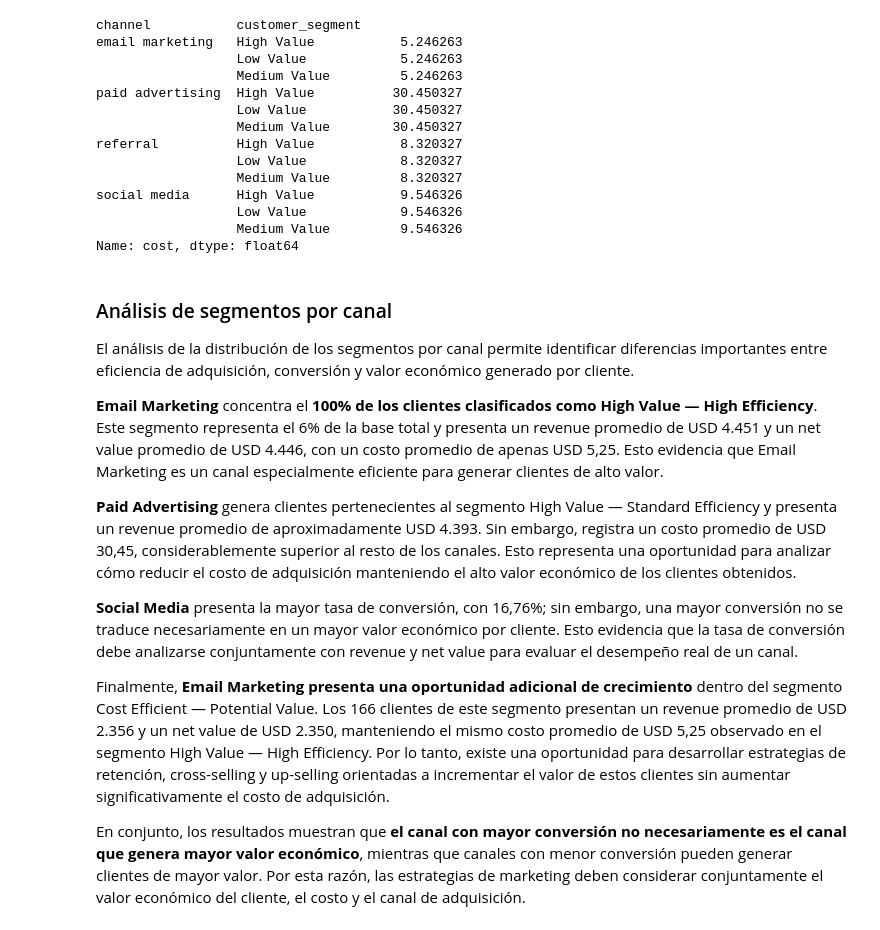
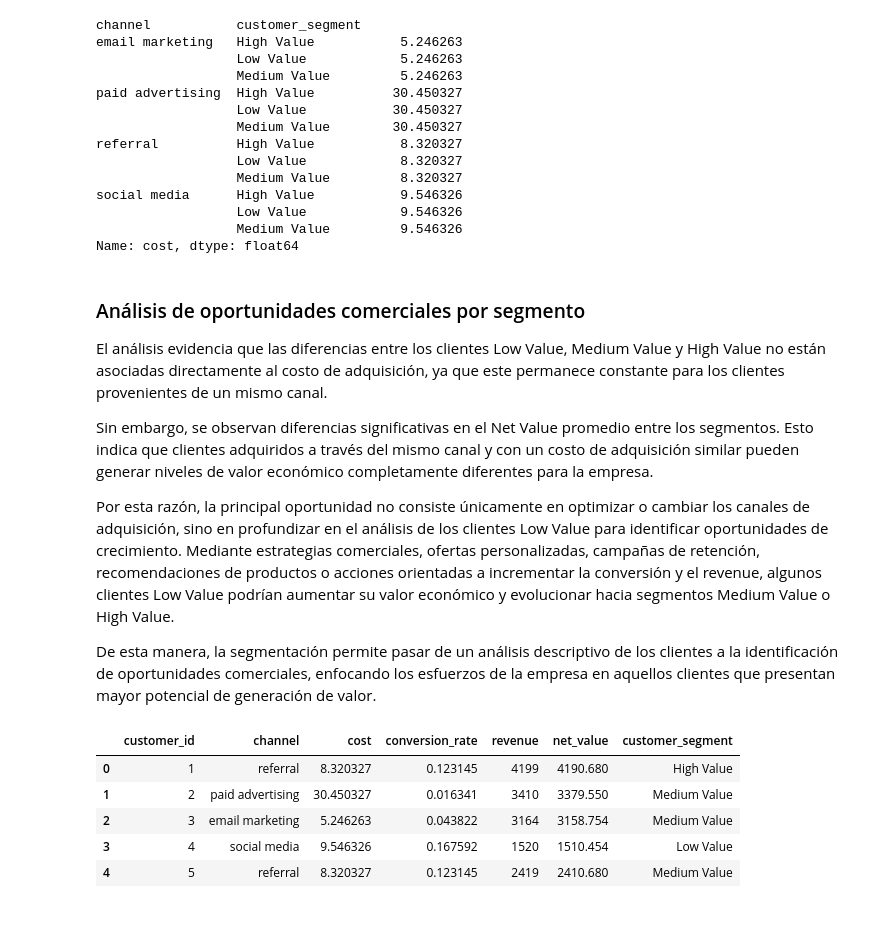
Before and after one commit to Andres240989/customer-lifetime-value_analysis, a Jupyter notebook: notebooks/02_customer_segmentation.ipynb, the cells around one changed output. Saved outputs shown, nothing was run; the diff lists cells and outputs as text; code cells hidden in the pictures.

Commit message:
add customer_segmented_csv

```diff
--- a/notebooks/02_customer_segmentation.ipynb
+++ b/notebooks/02_customer_segmentation.ipynb
@@ -229,16 +229,12 @@ social media      High Value           9.546326
                   Medium Value         9.546326
 Name: cost, dtype: float64
 # %% [markdown]
-### Análisis de segmentos por canal
+### Análisis de oportunidades comerciales por segmento
 
-El análisis de la distribución de los segmentos por canal permite identificar diferencias importantes entre eficiencia de adquisición, conversión y valor económico generado por cliente.
+El análisis evidencia que las diferencias entre los clientes Low Value, Medium Value y High Value no están asociadas directamente al costo de adquisición, ya que este permanece constante para los clientes provenientes de un mismo canal.
 
-**Email Marketing** concentra el **100% de los clientes clasificados como High Value — High Efficiency**. Este segmento representa el 6% de la base total y presenta un revenue promedio de USD 4.451 y un net value promedio de USD 4.446, con un costo promedio de apenas USD 5,25. Esto evidencia que Email Marketing es un canal especialmente eficiente para generar clientes de alto valor.
+Sin embargo, se observan diferencias significativas en el Net Value promedio entre los segmentos. Esto indica que clientes adquiridos a través del mismo canal y con un costo de adquisición similar pueden generar niveles de valor económico completamente diferentes para la empresa.
 
-**Paid Advertising** genera clientes pertenecientes al segmento High Value — Standard Efficiency y presenta un revenue promedio de aproximadamente USD 4.393. Sin embargo, registra un costo promedio de USD 30,45, considerablemente superior al resto de los canales. Esto representa una oportunidad para analizar cómo reducir el costo de adquisición manteniendo el alto valor económico de los clientes obtenidos.
+Por esta razón, la principal oportunidad no consiste únicamente en optimizar o cambiar los canales de adquisición, sino en profundizar en el análisis de los clientes Low Value para identificar oportunidades de crecimiento. Mediante estrategias comerciales, ofertas personalizadas, campañas de retención, recomendaciones de productos o acciones orientadas a incrementar la conversión y el revenue, algunos clientes Low Value podrían aumentar su valor económico y evolucionar hacia segmentos Medium Value o High Value.
 
-**Social Media** presenta la mayor tasa de conversión, con 16,76%; sin embargo, una mayor conversión no se traduce necesariamente en un mayor valor económico por cliente. Esto evidencia que la tasa de conversión debe analizarse conjuntamente con revenue y net value para evaluar el desempeño real de un canal.
-
-Finalmente, **Email Marketing presenta una oportunidad adicional de crecimiento** dentro del segmento Cost Efficient — Potential Value. Los 166 clientes de este segmento presentan un revenue promedio de USD 2.356 y un net value de USD 2.350, manteniendo el mismo costo promedio de USD 5,25 observado en el segmento High Value — High Efficiency. Por lo tanto, existe una oportunidad para desarrollar estrategias de retención, cross-selling y up-selling orientadas a incrementar el valor de estos clientes sin aumentar significativamente el costo de adquisición.
-
-En conjunto, los resultados muestran que **el canal con mayor conversión no necesariamente es el canal que genera mayor valor económico**, mientras que canales con menor conversión pueden generar clientes de mayor valor. Por esta razón, las estrategias de marketing deben considerar conjuntamente el valor económico del cliente, el costo y el canal de adquisición.
+De esta manera, la segmentación permite pasar de un análisis descriptivo de los clientes a la identificación de oportunidades comerciales, enfocando los esfuerzos de la empresa en aquellos clientes que presentan mayor potencial de generación de valor.
@@ -248,0 +241,10 @@ df.head()
+# %%
+df_segmented.to_csv("customer_segmented.csv", index=False)
+df_segmented.head()
+# %% [output]
+|  | customer_id | channel | cost | conversion_rate | revenue | net_value | customer_segment |
+| 0 | 1 | referral | 8.320327 | 0.123145 | 4199 | 4190.680 | High Value |
+| 1 | 2 | paid advertising | 30.450327 | 0.016341 | 3410 | 3379.550 | Medium Value |
+| 2 | 3 | email marketing | 5.246263 | 0.043822 | 3164 | 3158.754 | Medium Value |
+| 3 | 4 | social media | 9.546326 | 0.167592 | 1520 | 1510.454 | Low Value |
+| 4 | 5 | referral | 8.320327 | 0.123145 | 2419 | 2410.680 | Medium Value |
```
Also changed, not shown: parts of 2 cells of this notebook.
